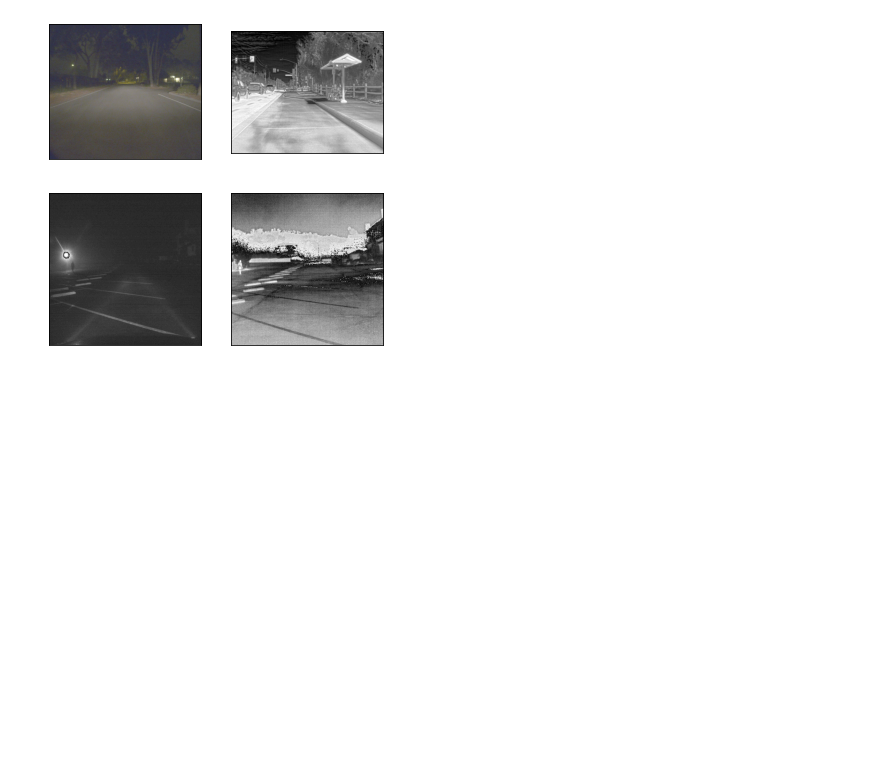
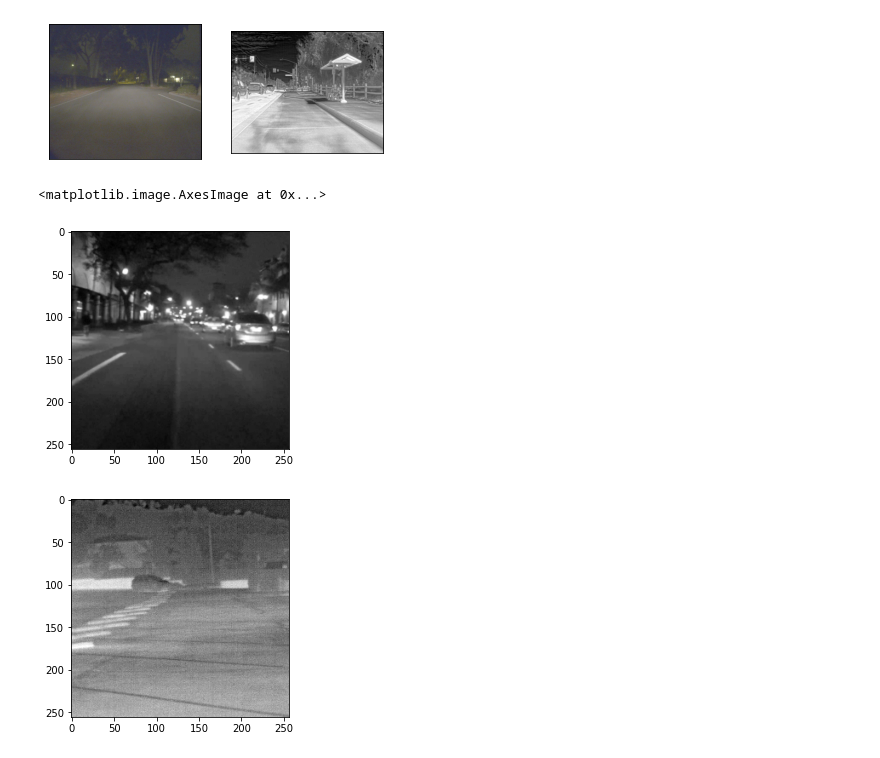
Before and after one commit to AIAhome/thermal-Infrared-image-generation, a Jupyter notebook: plot.ipynb, the cells around one changed output. Cells and saved outputs as stored; diff of their text form; code cells hidden in the pictures; blank space fills up the shorter version.

```diff
--- a/plot.ipynb
+++ b/plot.ipynb
@@ -107,21 +107,32 @@ show([fig_1,fig_2])
 # %%
 from torchvision.transforms import transforms
 A_transforms = transforms.Compose([
     transforms.Grayscale(),
     transforms.CenterCrop(size=1024),
-    transforms.Resize(size=512,interpolation=Image.BICUBIC),
+    transforms.Resize(size=256),
     transforms.RandomHorizontalFlip(p=0.5),
+    transforms.RandomAutocontrast(),
     transforms.ToTensor(),
     transforms.Normalize((0.5,), (0.5,)),
+    # transforms.Normalize((0.5, 0.5, 0.5), (0.5, 0.5, 0.5)),
 ])
-B_transform = transforms.Compose([
-    transforms.CenterCrop(size=512),
+B_transforms = transforms.Compose([
+    # transforms.Grayscale(num_output_channels=3),
+    transforms.CenterCrop(size=256),
     transforms.RandomHorizontalFlip(p=0.5),
+    transforms.RandomAutocontrast(),
     transforms.ToTensor(),
     transforms.Normalize((0.5,), (0.5,)),
+    # transforms.Normalize((0.5, 0.5, 0.5), (0.5, 0.5, 0.5)),
 ])
+fig1=Image.open(rgb_train_files[30])
 new_fig1 = A_transforms(fig1)#image read from Image.open
-new_fig2 = B_transform(fig2)
-show([new_fig1,new_fig2])
+new_fig2 = B_transforms(fig2)
+# show([new_fig1,new_fig2])
+plt.imshow(new_fig1.squeeze(),cmap = 'gray')
+plt.figure()
+plt.imshow(new_fig2.squeeze(),cmap = 'gray')
 # %% [output]
+<matplotlib.image.AxesImage at 0x...>
-[figure, old version]
+[figure, new version]
+[figure, added]
```
Also changed, not shown: parts of 1 cell of this notebook, 5 other files.
